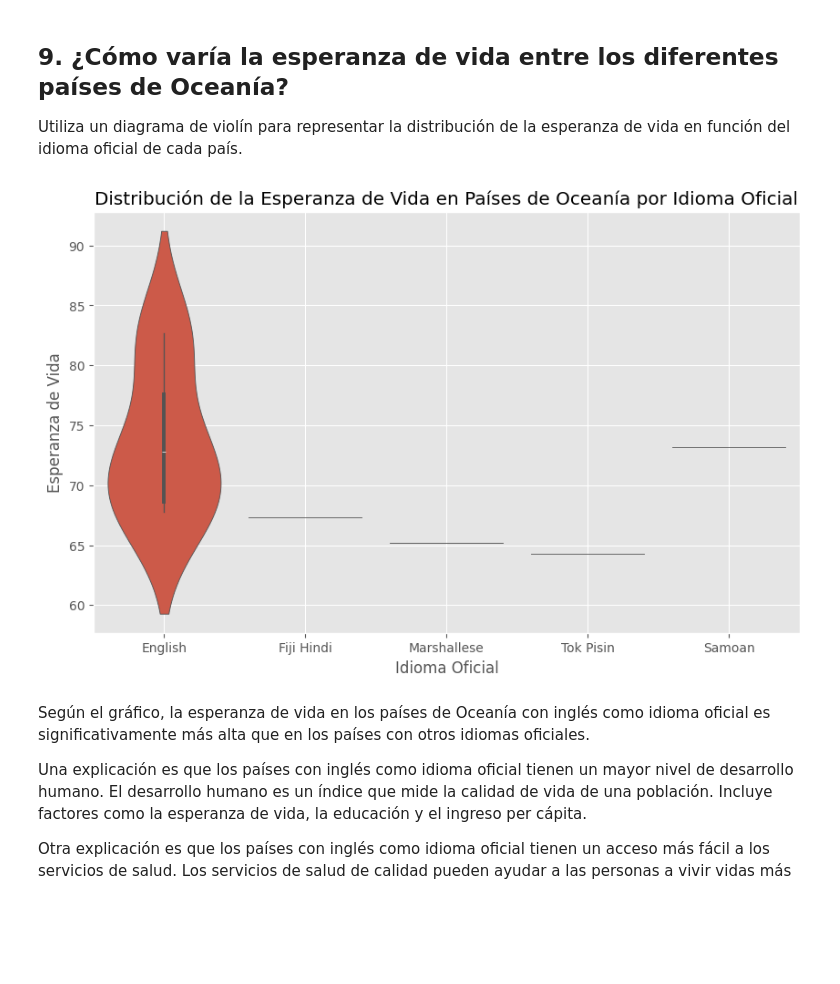
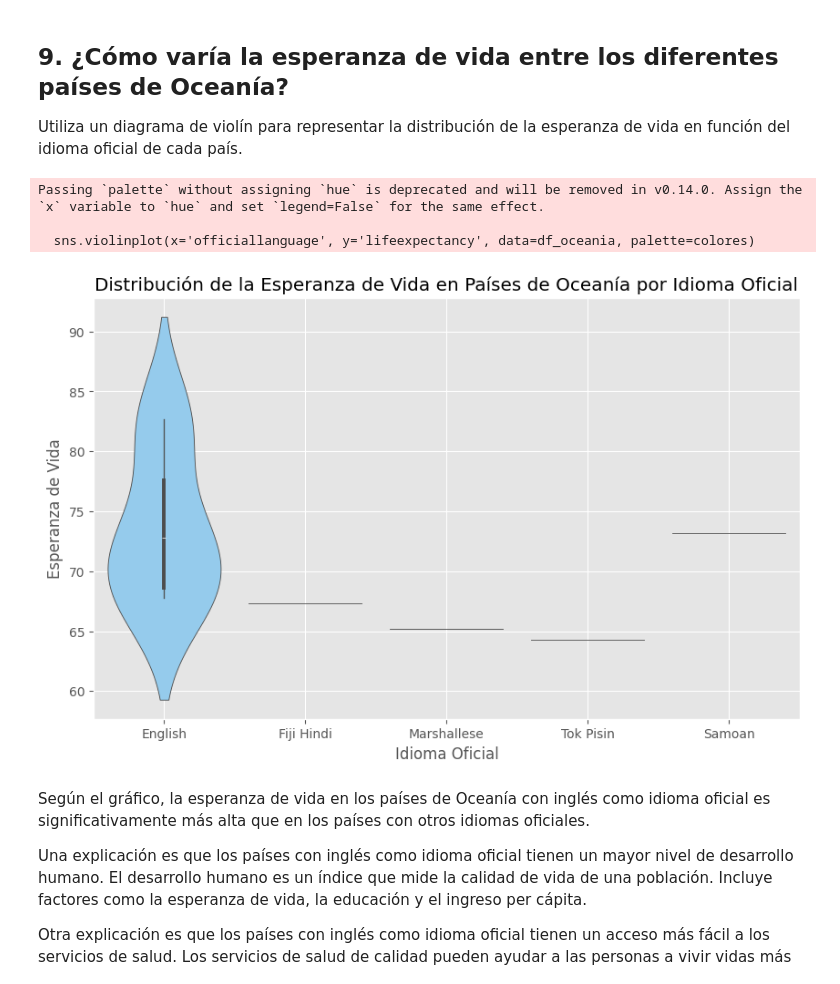
Before and after one commit to Adalab/da-modulo3-sprint2-pairprogramming-RocioZahara, a Jupyter notebook: M03_sprint2_01_Visualizacion.ipynb, the cells around one changed output. Cells and saved outputs as stored; diff of their text form; code cells hidden in the pictures; blank space fills up the shorter version.

```diff
--- a/M03_sprint2_01_Visualizacion.ipynb
+++ b/M03_sprint2_01_Visualizacion.ipynb
@@ -491,19 +491,26 @@ Utiliza un diagrama de violín para representar la distribución de la esperanza
 # %%
 # Filtrar los datos para obtener solo los países de Oceanía
 df_oceania = df[df['continent'] == 'Oceania']
 
+# Definir una paleta de colores personalizada
+colores = ['lightskyblue', 'lightcoral', 'gold', 'lightgreen', 'lightpink']
+
+
 # Crear el gráfico de violín
 plt.figure(figsize=(10, 6))
-sns.violinplot(x='officiallanguage', y='lifeexpectancy', data=df_oceania)
+sns.violinplot(x='officiallanguage', y='lifeexpectancy', data=df_oceania, palette=colores)
 plt.xlabel('Idioma Oficial')
 plt.ylabel('Esperanza de Vida')
 plt.title('Distribución de la Esperanza de Vida en Países de Oceanía por Idioma Oficial')
 
 # Mostrar el gráfico
 plt.grid(True)
 plt.show()
 # %% [output]
+Passing `palette` without assigning `hue` is deprecated and will be removed in v0.14.0. Assign the `x` variable to `hue` and set `legend=False` for the same effect.
+
+  sns.violinplot(x='officiallanguage', y='lifeexpectancy', data=df_oceania, palette=colores)
-[figure, old version]
+[figure, new version]
 # %% [markdown]
 Según el gráfico, la esperanza de vida en los países de Oceanía con inglés como idioma oficial es significativamente más alta que en los países con otros idiomas oficiales.
 
```
